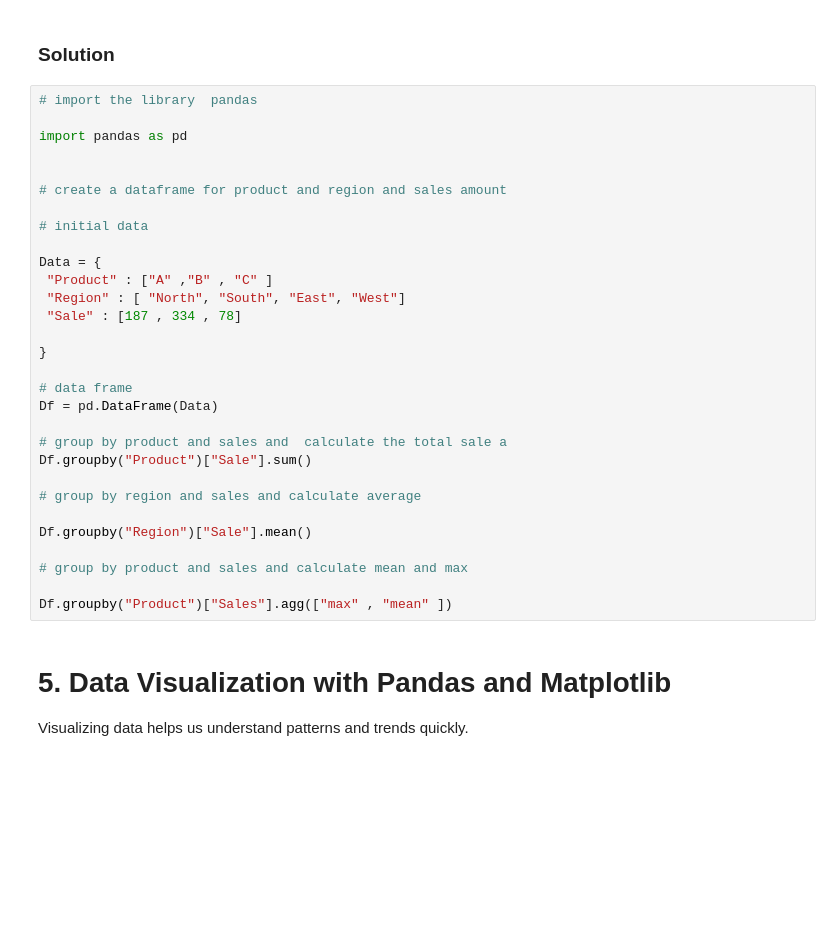
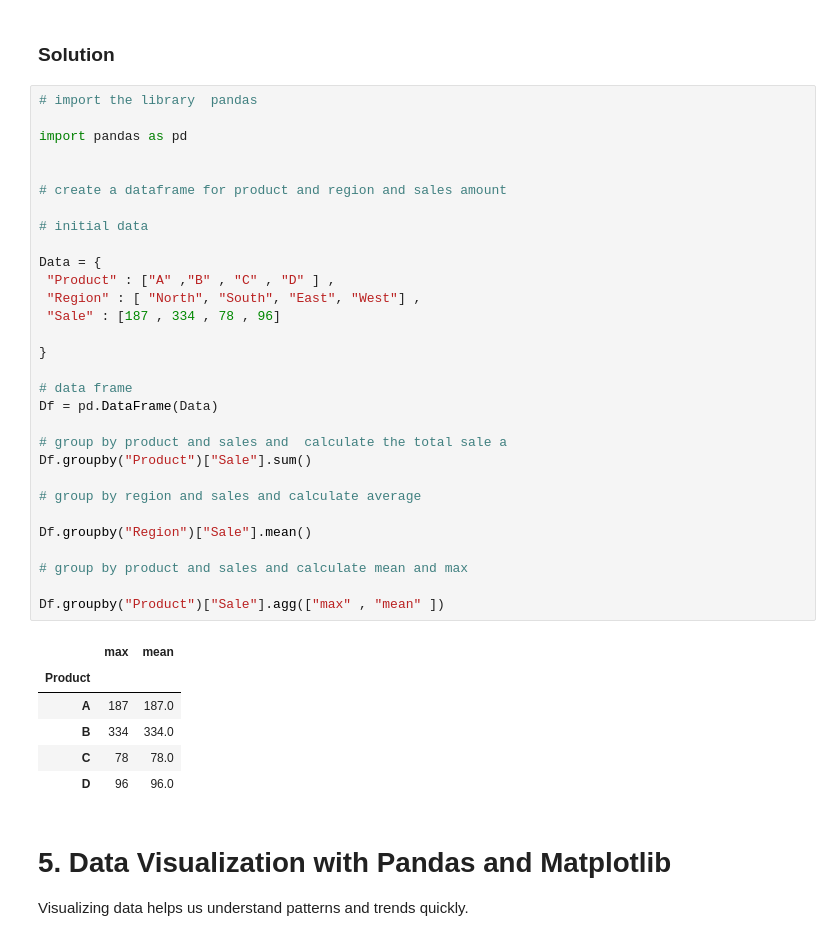
Before and after one commit to katibhakiim/python-workshop-basics, a Jupyter notebook: python_workshop_basics_2.ipynb, the cells around one changed output. Drawn from its saved outputs; the diff is of its cells as text; blank space fills up the shorter version.

```diff
--- a/python_workshop_basics_2.ipynb
+++ b/python_workshop_basics_2.ipynb
@@ -466,33 +478,40 @@ df.groupby('Department')['Salary'].agg(['mean', 'sum', 'count', 'min', 'max'])
 # %%
 # import the library  pandas
 
 import pandas as pd
 
 
 # create a dataframe for product and region and sales amount
 
 # initial data
 
 Data = {
- "Product" : ["A" ,"B" , "C" ]
- "Region" : [ "North", "South", "East", "West"]
- "Sale" : [187 , 334 , 78]
+ "Product" : ["A" ,"B" , "C" , "D" ] ,
+ "Region" : [ "North", "South", "East", "West"] ,
+ "Sale" : [187 , 334 , 78 , 96]
 
 }
 
 # data frame
 Df = pd.DataFrame(Data)
 
 # group by product and sales and  calculate the total sale a
 Df.groupby("Product")["Sale"].sum()
 
 # group by region and sales and calculate average
 
 Df.groupby("Region")["Sale"].mean()
 
 # group by product and sales and calculate mean and max
 
-Df.groupby("Product")["Sales"].agg(["max" , "mean" ])
+Df.groupby("Product")["Sale"].agg(["max" , "mean" ])
+# %% [output]
+|  | max | mean |
+| Product |  |  |
+| A | 187 | 187.0 |
+| B | 334 | 334.0 |
+| C | 78 | 78.0 |
+| D | 96 | 96.0 |
 # %% [markdown]
 # 5. Data Visualization with Pandas and Matplotlib
 
```
Also changed, not shown: parts of 4 cells of this notebook.
